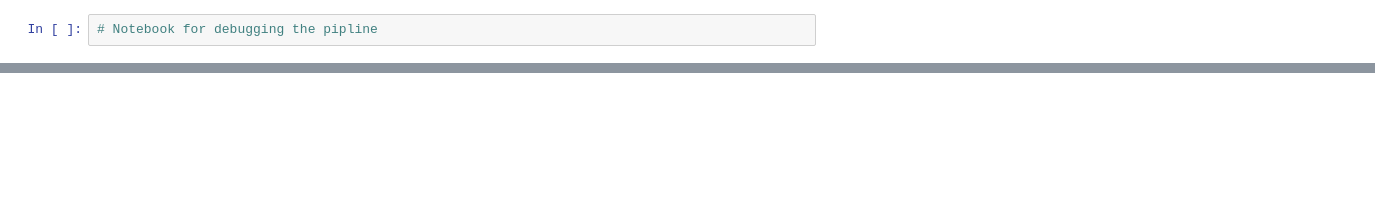
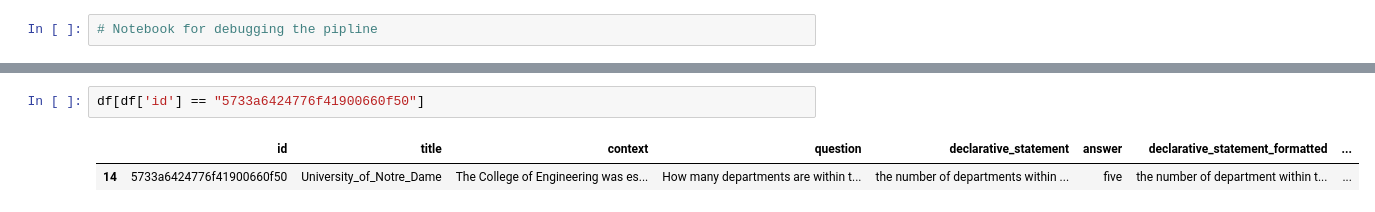
Before and after one commit to cjwalmsley/Training-and-evaluating-cognitive-language-models, a Jupyter notebook: debug_notebook.ipynb, the cells around one changed output, grey strips where cells are left out. Saved outputs shown, nothing was run; the diff lists cells and outputs as text; blank space fills up the shorter version.

```diff
--- a/debug_notebook.ipynb
+++ b/debug_notebook.ipynb
@@ -65,0 +73,5 @@ Number of rows with errors in created_commands: 41
+# %%
+df[df['id'] == "5733a6424776f41900660f50"]
+# %% [output]
+|  | id | title | context | question | declarative_statement | answer | declarative_statement_formatted | ... |
+| 14 | 5733a6424776f41900660f50 | University_of_Notre_Dame | The College of Engineering was es... | How many departments are within t... | the number of departments within ... | five | the number of department within t... | ... |
```
Also changed, not shown: parts of 8 cells of this notebook, 4 other files.
